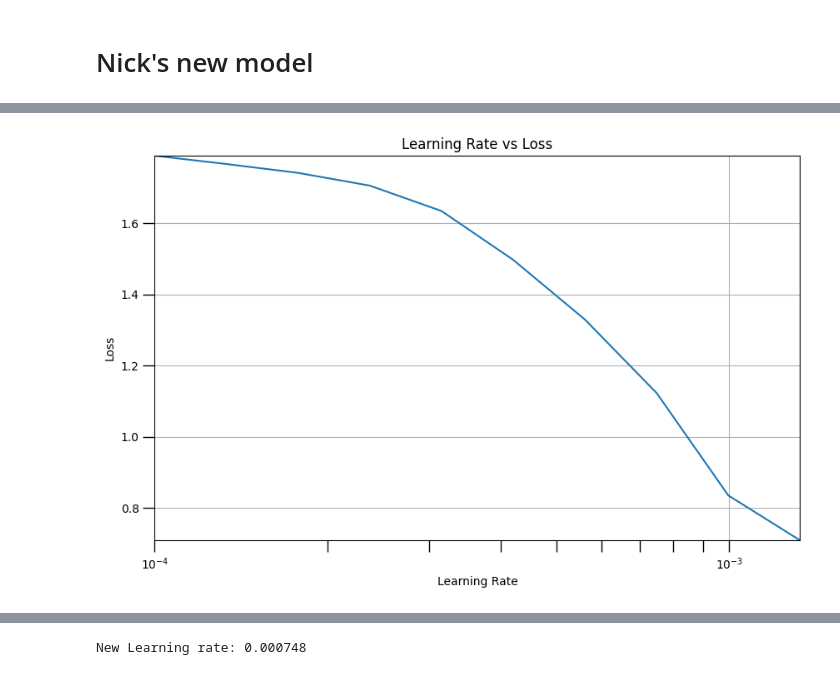
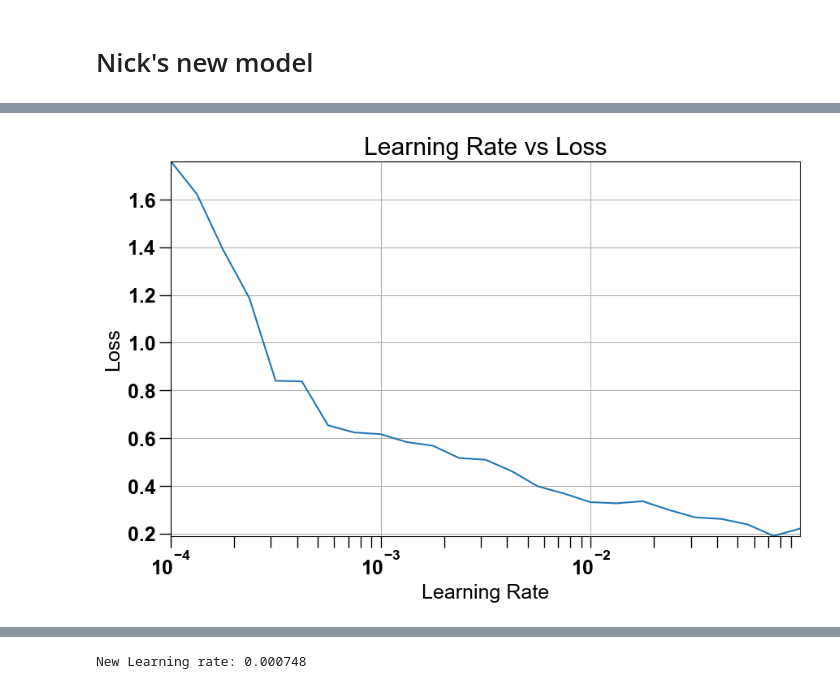
Before and after one commit to vannestn/LSTM-Human-Activity-Recognition, a Jupyter notebook: LSTM_new.ipynb, the cells around one changed output, grey strips where cells are left out. Saved outputs shown, nothing was run; the diff lists cells and outputs as text; code cells hidden in the pictures.

```diff
--- a/LSTM_new.ipynb
+++ b/LSTM_new.ipynb
@@ -235,7 +235,8 @@ def prepare_dataset(features, labels, batch_size, shuffle_buffer_size=1000):
 
     return dataset
 
-BATCH_SIZE = 32
+TRAINING_BATCH_SIZE = 1500
+TESTING_BATCH_SIZE = 512
 NUMBER_OF_CLASSES = 6
 WINDOW_SIZE = len(X_train[0])
 TIME_STEP_PARAMETER_SIZE = len(X_train[0][0])
@@ -243,7 +244,7 @@ TIME_STEP_PARAMETER_SIZE = len(X_train[0][0])
 # Prepare the dataset
 y_train_oh = one_hot(y_train, NUMBER_OF_CLASSES)
 y_test_oh = one_hot(y_test, NUMBER_OF_CLASSES)
-prepared_training = prepare_dataset(X_train, y_train_oh, BATCH_SIZE)
-prepared_testing = prepare_dataset(X_test, y_test_oh, BATCH_SIZE)
+prepared_training = prepare_dataset(X_train, y_train_oh, TRAINING_BATCH_SIZE)
+prepared_testing = prepare_dataset(X_test, y_test_oh, TESTING_BATCH_SIZE)
 # %%
 # Build the Model
@@ -287,14 +295,15 @@ Non-trainable params: 0 (0.00 Byte)
 _________________________________________________________________
 # %%
 # Set the learning rate scheduler
-lr_schedule = tf.keras.callbacks.LearningRateScheduler(
-    lambda epoch: 1e-4 * 1.333**(epoch))
+def lr_scheduler(epoch, lr, initial_lr=1e-6, final_lr=1e-2, epochs=10):
+    factor = (final_lr / initial_lr) ** (1 / (epochs - 1))
+    return initial_lr * (factor ** epoch)
 
 # Initialize the optimizer
 optimizer = tf.keras.optimizers.SGD(momentum=0.9)
 
 # Initialize the Model
-model = create_model()
+model = create_model_v1()
 
 # Set the training parameters
 model.compile(loss=tf.keras.losses.CategoricalCrossentropy(),
@@ -302,6 +311,10 @@ model.compile(loss=tf.keras.losses.CategoricalCrossentropy(),
               metrics=['accuracy']
               )
 
+EPOCHS = 10
+
+scheduler_callback = tf.keras.callbacks.LearningRateScheduler(lambda epoch, lr: lr_scheduler(epoch, lr, initial_lr=1e-6, final_lr=1e-2, epochs=EPOCHS))
+
 # Train the model
 history = model.fit(prepared_training,
                     epochs=10,
@@ -331,23 +344,39 @@ Epoch 10/10
 # %%
-# Define the learning rate array
-initial_lr = 1e-4
-lrs = [initial_lr * (1.333 ** epoch) for epoch in range(10)]
+import matplotlib.pyplot as plt
+import numpy as np
 
-losses = history.history['loss']
+def plot_lr_vs_loss(epochs, initial_lr, lr_function, history):
+    """
+    Plots the Learning Rate vs Loss graph.
 
-import matplotlib.pyplot as plt
+    Parameters:
+        epochs (int): The number of epochs.
+        initial_lr (float): The initial learning rate.
+        lr_function (callable): Function to compute learning rate for each epoch.
+        history (History): The training history obtained from model.fit() in TensorFlow.
+    """
+    # Calculate learning rates
+    lrs = [lr_function(initial_lr, epoch) for epoch in range(epochs)]
 
-plt.figure(figsize=(10, 6))
-plt.grid(True)
-plt.semilogx(lrs, losses)
-plt.tick_params('both', length=10, width=1, which='both')
-plt.axis([min(lrs), max(lrs), min(losses), max(losses)])
-plt.xlabel('Learning Rate')
-plt.ylabel('Loss')
-plt.title('Learning Rate vs Loss')
-plt.show()
+    # Extract losses
+    losses = history.history['loss']
 
-# data_array = np.array([lrs, losses]).T
-# print(data_array)
+    # Plotting
+    plt.figure(figsize=(10, 6))
+    plt.grid(True)
+    plt.semilogx(lrs, losses)
+    plt.tick_params('both', length=10, width=1, which='both')
+    plt.axis([min(lrs), max(lrs), min(losses), max(losses)])
+    plt.xlabel('Learning Rate')
+    plt.ylabel('Loss')
+    plt.title('Learning Rate vs Loss')
+    plt.show()
+
+    # Return the data as a numpy array
+    return np.array([lrs, losses]).T
+
+lr_function = lambda initial_lr, epoch: initial_lr * (1.333 ** epoch)
+
+plot_lr_vs_loss(epochs=25, initial_lr=1e-4, lr_function=lr_function, history=history)
 # %% [output]
-[figure, old version]
+[figure, new version]
```
Also changed, not shown: parts of 27 cells of this notebook.
